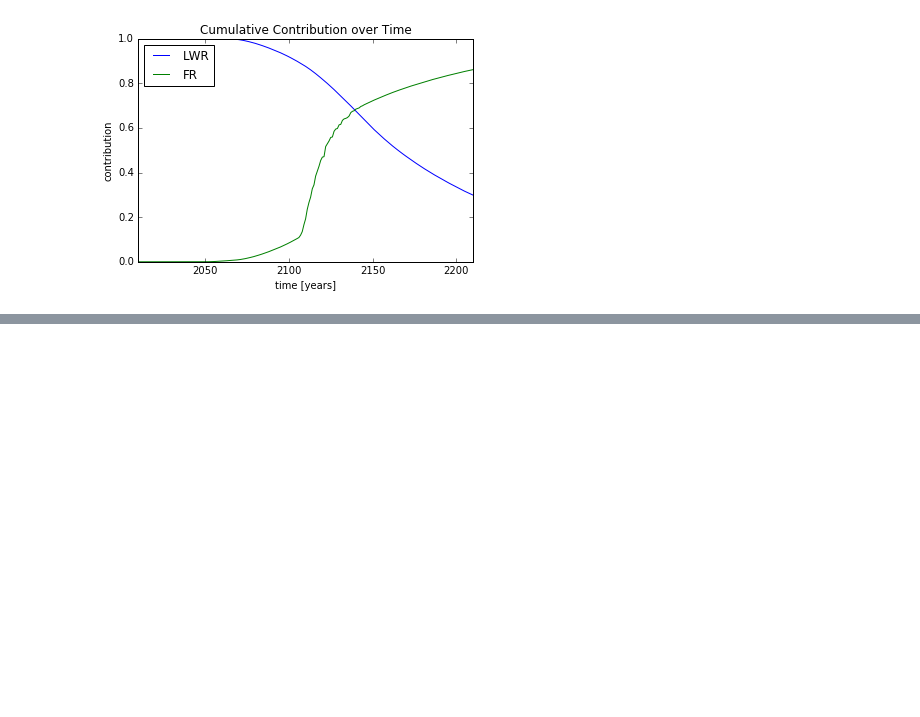
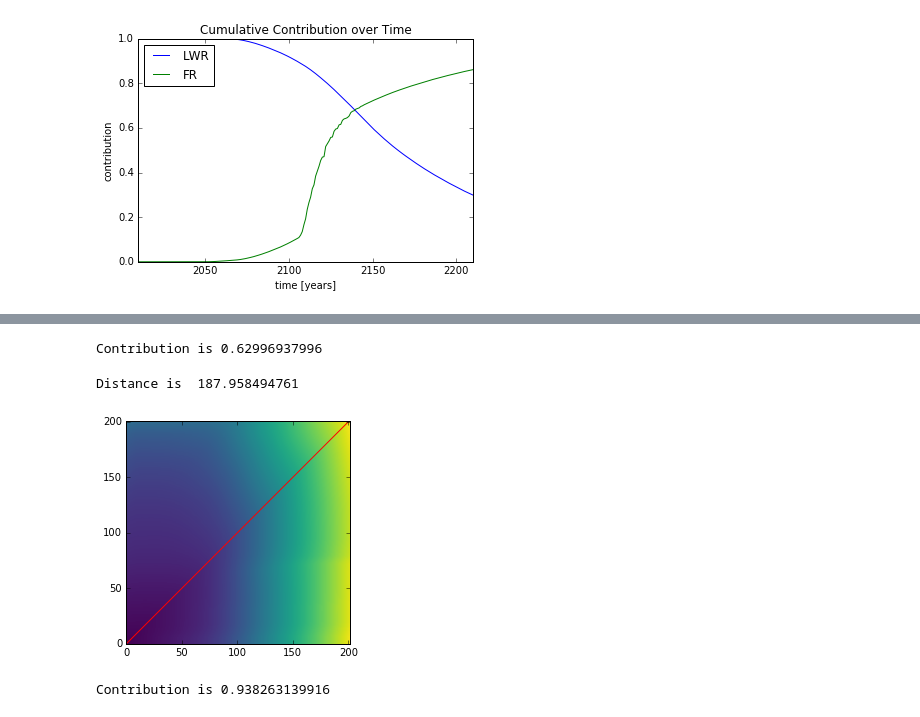
Before and after one commit to scopatz/fc-bench-method, a Jupyter notebook: methodology.ipynb, the cells around one changed output, grey strips where cells are left out. Saved outputs shown, nothing was run; the diff lists cells and outputs as text; code cells hidden in the pictures; blank space fills up the shorter version.

```diff
--- a/methodology.ipynb
+++ b/methodology.ipynb
@@ -252,0 +273,20 @@ plt.title('Cumulative Contribution over Time')
+# %%
+mfcc_lwr = librosa.feature.mfcc(gwe_lwr_mu, sr=1, n_mfcc=10, n_fft=128, hop_length=1).T
+mfcc_tot = librosa.feature.mfcc(gwe_mu, sr=1, n_mfcc=10, n_fft=128, hop_length=1).T
+dist, cost, path = dtw.dtw(mfcc_tot, mfcc_lwr)
+cont = contribution_alt(mfcc_tot, dist)
+print('Contribution is', cont)
+# %% [output]
+Contribution is 0.62996937996
+# %%
+display_dwt(dist, cost, path)
+# %% [output]
+Distance is  187.958494761
+[figure, added]
+# %%
+mfcc_fr = librosa.feature.mfcc(gwe_fr_mu, sr=1, n_mfcc=10, n_fft=128, hop_length=1).T
+dist, cost, path = dtw.dtw(mfcc_tot, mfcc_fr)
+cont = contribution_alt(mfcc_tot, dist)
+print('Contribution is', cont)
+# %% [output]
+Contribution is 0.938263139916
```
Also changed, not shown: parts of 9 cells of this notebook, 9 other files.
